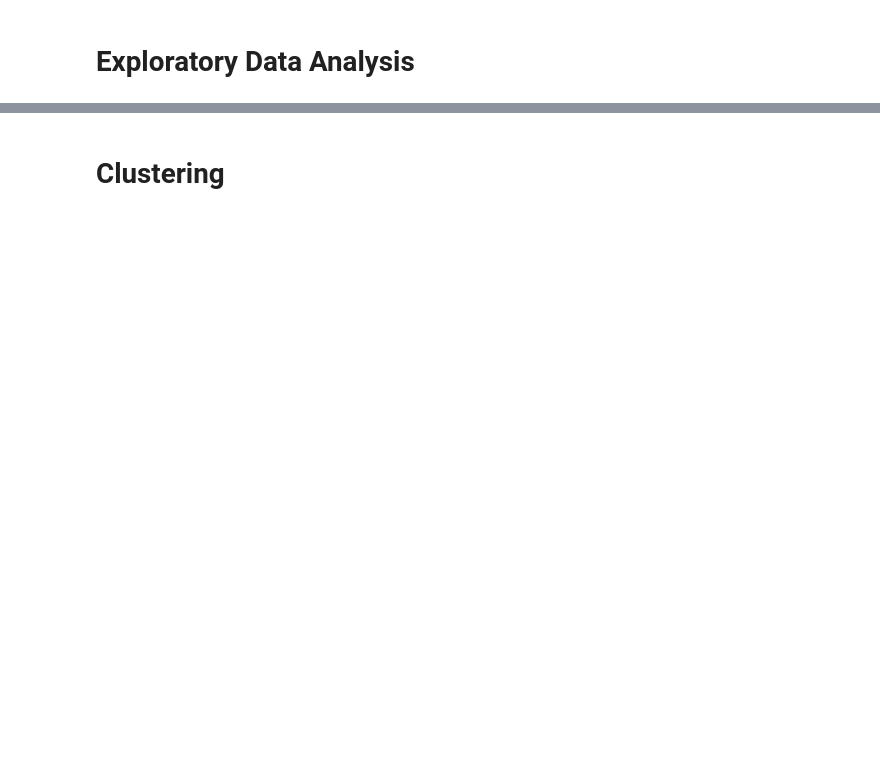
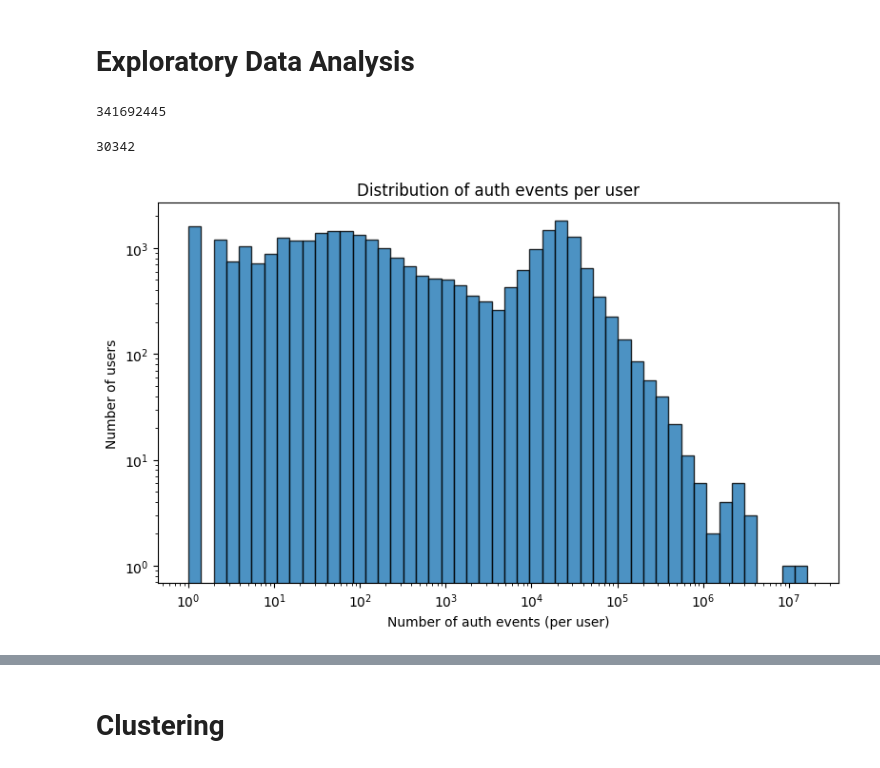
Before and after one commit to Tarun-Rajan99/MSc-Project, a Jupyter notebook: 03_working_notebooks/feature_selection.ipynb, the cells around one changed output, grey strips where cells are left out. Cells and saved outputs as stored; diff of their text form; code cells hidden in the pictures; blank space fills up the shorter version.

```diff
--- a/03_working_notebooks/feature_selection.ipynb
+++ b/03_working_notebooks/feature_selection.ipynb
@@ -68,2 +68,36 @@ shape: (5, 10)
 # %% [markdown]
 # Exploratory Data Analysis
+# %%
+# Number of rows (~ 340 million rows)
+df.select(pl.len()).collect().item()
+# %% [output]
+341692445
+# %%
+# Number of distinct users (30332 distinct users)
+features["src_user"].n_unique()
+# %% [output]
+30342
+# %%
+# Total auth events per user
+events_per_user = (
+    features
+    .group_by("src_user")
+    .agg(total_events=pl.col("n_events").sum())
+)
+
+counts = events_per_user["total_events"].to_numpy()
+
+# Distribution of auth events per user
+fig, ax = plt.subplots(figsize=(8, 5))
+
+bins = np.logspace(np.log10(counts.min()), np.log10(counts.max()), 50)
+ax.hist(counts, bins=bins, edgecolor="black", alpha=0.8)
+ax.set_xscale("log")
+ax.set_yscale("log")  # optional — drop if you want a linear y-axis
+ax.set_xlabel("Number of auth events (per user)")
+ax.set_ylabel("Number of users")
+ax.set_title("Distribution of auth events per user")
+plt.tight_layout()
+plt.show()
+# %% [output]
+[figure, added]
```
Also changed, not shown: parts of 6 cells of this notebook.
